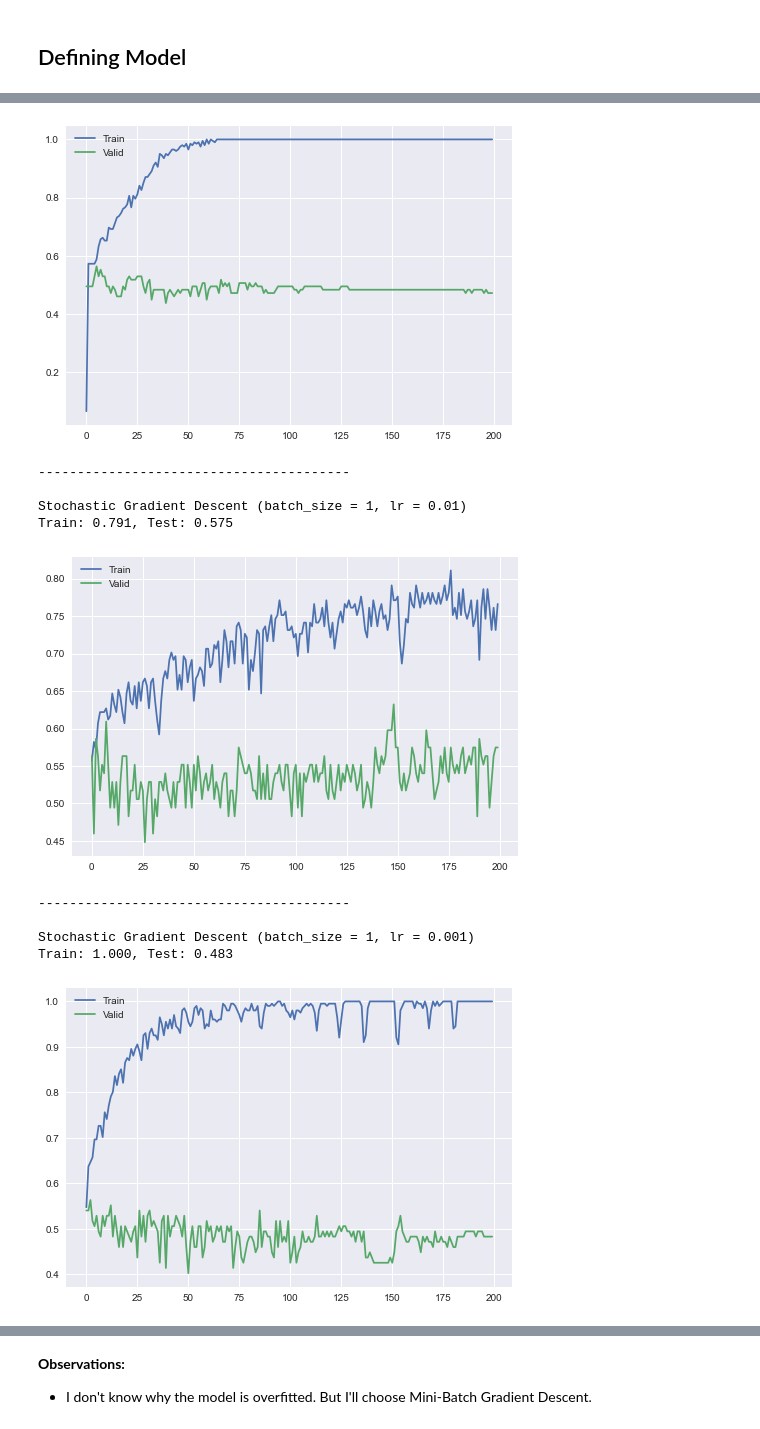
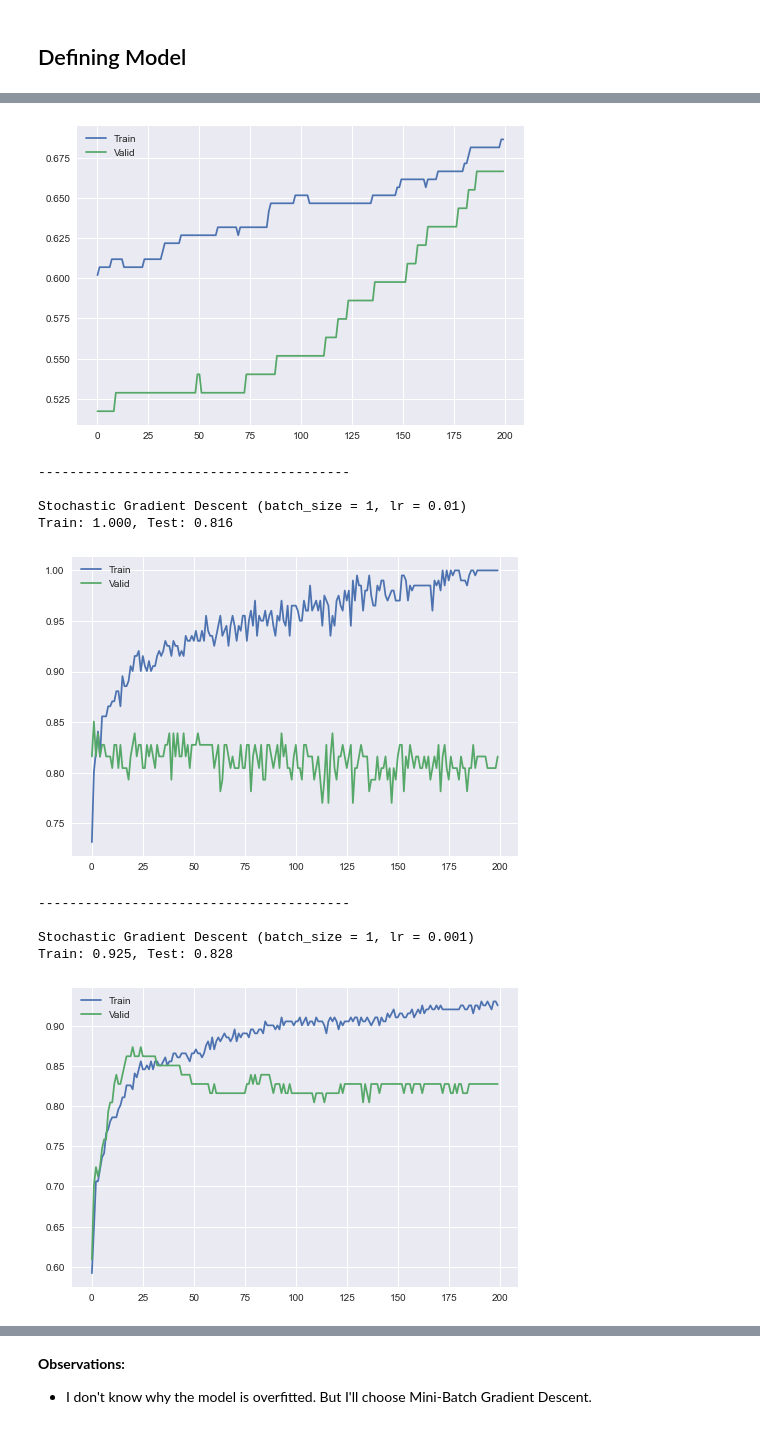
Before and after one commit to edutjie/Deep-Learning-Indonesia.AI, a Jupyter notebook: assignments/EduardusTjitrahardja_A1_batch18.ipynb, the cells around one changed output, grey strips where cells are left out. Saved outputs shown, nothing was run; the diff lists cells and outputs as text; code cells hidden in the pictures.

```diff
--- a/assignments/EduardusTjitrahardja_A1_batch18.ipynb
+++ b/assignments/EduardusTjitrahardja_A1_batch18.ipynb
@@ -276,6 +319,6 @@ df.head()
 # %%
 mms = MinMaxScaler()
 
-scaled_df = pd.DataFrame(mms.fit_transform(df[num_cols]), columns=num_cols)
+scaled_df = pd.DataFrame(mms.fit_transform(X_train[num_cols]), columns=num_cols, index=X_train.index)
 scaled_df.head()
 # %% [output]
@@ -365,0 +362,6 @@ y_test Shape: (87,)
+# %%
+scaled_df = pd.DataFrame(mms.fit_transform(X_test[num_cols]), columns=num_cols, index=X_test.index)
+scaled_df.head()
+X_test.drop(num_cols, axis=1, inplace=True)
+X_test = pd.concat([X_test, scaled_df], axis=1)
+X_test.head()
@@ -389,7 +398,7 @@ trial = {
     },
 }
 # %%
-def eval_model(model):
+def eval_model(model, X_train, y_train, X_test, y_test):
     _, train_acc = model.evaluate(X_train, y_train, verbose=0)
     _, test_acc = model.evaluate(X_test, y_test, verbose=0)
     print(f"Train: {train_acc:.3f}, Test: {test_acc:.3f}")
@@ -400,28 +409,32 @@ def plot_history(history):
     plt.legend()
     plt.show()
 # %%
-def trial_model(lr, batch_size, epochs=200):
+def trial_model(
+    lr,
+    batch_size,
+    epochs,
+    X_train,
+    y_train,
+    X_test,
+    y_test,
+):
     model = Sequential()
 
     # input layer, that's why input_dim has to be the same as the number of columns in X
     # 1st hidden layer
     # hidden layer usually uses relu activation function because it's proven to be the best function
-    model.add(Dense(32, input_dim=20, activation="relu"))
+    model.add(Dense(12, input_dim=20, activation="relu"))
 
     # 2nd hidden layer
-    model.add(Dense(32, activation="relu"))
-    # 3nd hidden layer
-    model.add(Dense(64, activation="relu"))
-    # 4nd hidden layer
-    model.add(Dense(128, activation="relu"))
+    model.add(Dense(8, activation="relu"))
 
     # output layer
     # using softmax as activation function, because the target is multi classification
-    model.add(Dense(5, activation="softmax"))
+    model.add(Dense(1, activation="sigmoid"))
 
     model.compile(
-        loss=SparseCategoricalCrossentropy(),
-        optimizer=Adam(learning_rate=lr),
+        loss="binary_crossentropy",
+        optimizer=SGD(learning_rate=lr),
         metrics=["accuracy"],
     )
     history = model.fit(
@@ -432,13 +445,15 @@ def trial_model(lr, batch_size, epochs=200):
         epochs=epochs,
         verbose=0,
     )
-    eval_model(model)
+    eval_model(model, X_train, y_train, X_test, y_test)
     plot_history(history)
     return model
 # %%
 for key, params in trial.items():
     print(f"{params['label']}")
-    trial_model(params["lr"], params["batch_size"])
-    print(40*"-", end="\n\n")
+    trial_model(
+        params["lr"], params["batch_size"], 200, X_train, y_train, X_test, y_test
+    )
+    print(40 * "-", end="\n\n")
 # %% [output]
 Gradient Descent (batch size = len(X_train), lr = 0.01)
@@ -446,14 +461,14 @@ Train: 1.000, Test: 0.471
-[figure, old version]
+[figure, new version]
 ----------------------------------------
 
 Stochastic Gradient Descent (batch_size = 1, lr = 0.01)
-Train: 0.791, Test: 0.575
+Train: 1.000, Test: 0.816
-[figure, old version]
+[figure, new version]
 ----------------------------------------
 
 Stochastic Gradient Descent (batch_size = 1, lr = 0.001)
-Train: 1.000, Test: 0.483
+Train: 0.925, Test: 0.828
-[figure, old version]
+[figure, new version]
 ----------------------------------------
 
 Mini-Batch Gradient Descent (batch_size = 32, lr = 0.01)
```
Also changed, not shown: parts of 41 cells of this notebook.
